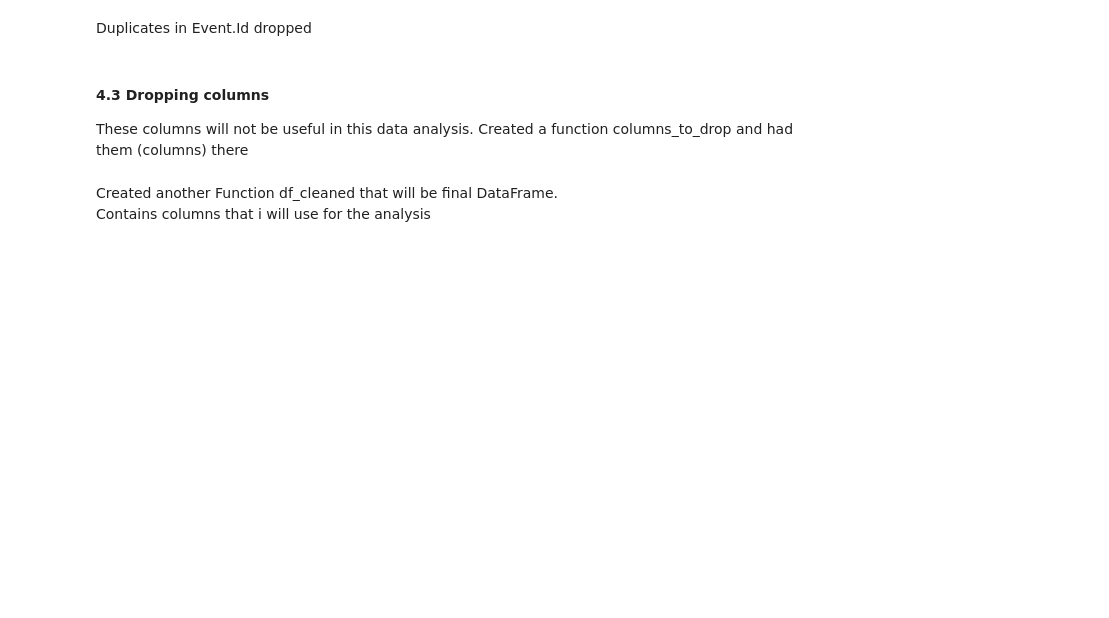
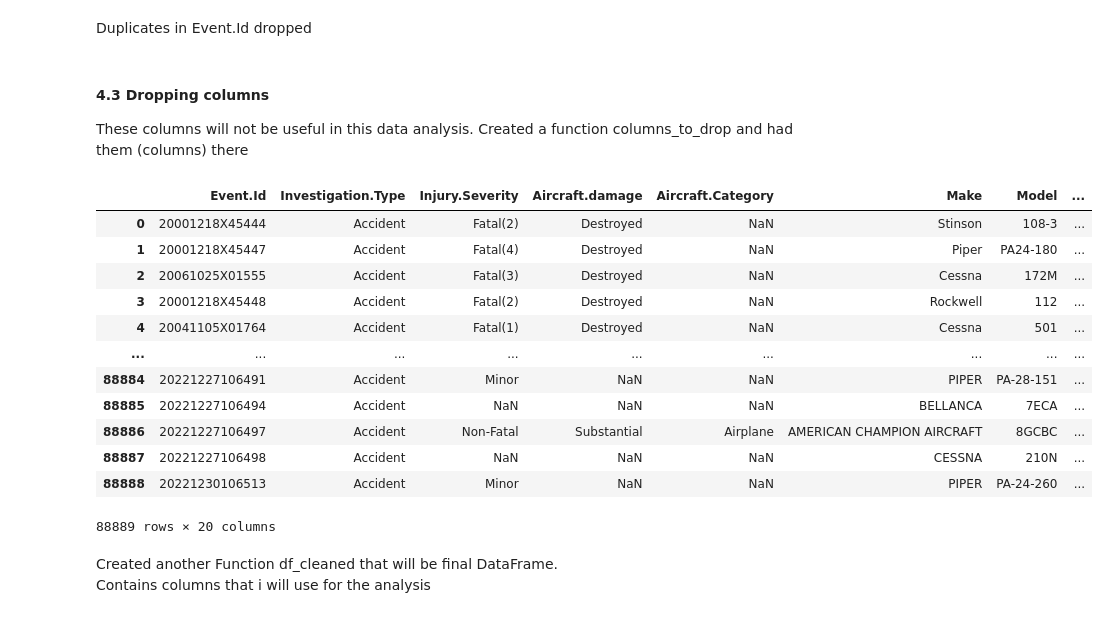
Before and after one commit to Austin-Murunga/phase-one-project, a Jupyter notebook: index.ipynb, the cells around one changed output. Drawn from its saved outputs; the diff is of its cells as text; code cells hidden in the pictures; blank space fills up the shorter version.

```diff
--- a/index.ipynb
+++ b/index.ipynb
@@ -200,6 +206,22 @@ columns_to_drop=['Accident.Number', 'Event.Date', 'Location', 'Country',
 'Schedule', ]
 # %%
 df_cleaned = aviation_df.drop(columns= columns_to_drop)
+# %%
+df_cleaned
+# %% [output]
+|  | Event.Id | Investigation.Type | Injury.Severity | Aircraft.damage | Aircraft.Category | Make | Model | ... |
+| 0 | 20001218X45444 | Accident | Fatal(2) | Destroyed | NaN | Stinson | 108-3 | ... |
+| 1 | 20001218X45447 | Accident | Fatal(4) | Destroyed | NaN | Piper | PA24-180 | ... |
+| 2 | 20061025X01555 | Accident | Fatal(3) | Destroyed | NaN | Cessna | 172M | ... |
+| 3 | 20001218X45448 | Accident | Fatal(2) | Destroyed | NaN | Rockwell | 112 | ... |
+| 4 | 20041105X01764 | Accident | Fatal(1) | Destroyed | NaN | Cessna | 501 | ... |
+| ... | ... | ... | ... | ... | ... | ... | ... | ... |
+| 88884 | 20221227106491 | Accident | Minor | NaN | NaN | PIPER | PA-28-151 | ... |
+| 88885 | 20221227106494 | Accident | NaN | NaN | NaN | BELLANCA | 7ECA | ... |
+| 88886 | 20221227106497 | Accident | Non-Fatal | Substantial | Airplane | AMERICAN CHAMPION AIRCRAFT | 8GCBC | ... |
+| 88887 | 20221227106498 | Accident | NaN | NaN | NaN | CESSNA | 210N | ... |
+| 88888 | 20221230106513 | Accident | Minor | NaN | NaN | PIPER | PA-24-260 | ... |
+88889 rows × 20 columns
 # %% [markdown]
 Created another Function df_cleaned that will be final DataFrame.
 Contains columns that i will use for the analysis
```
Also changed, not shown: parts of 4 cells of this notebook, 2 other files.
